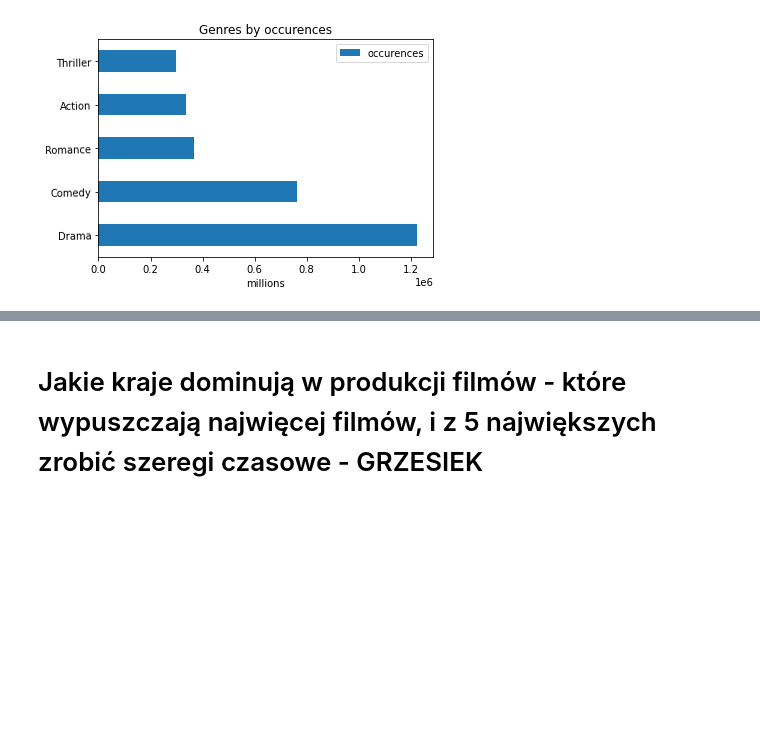
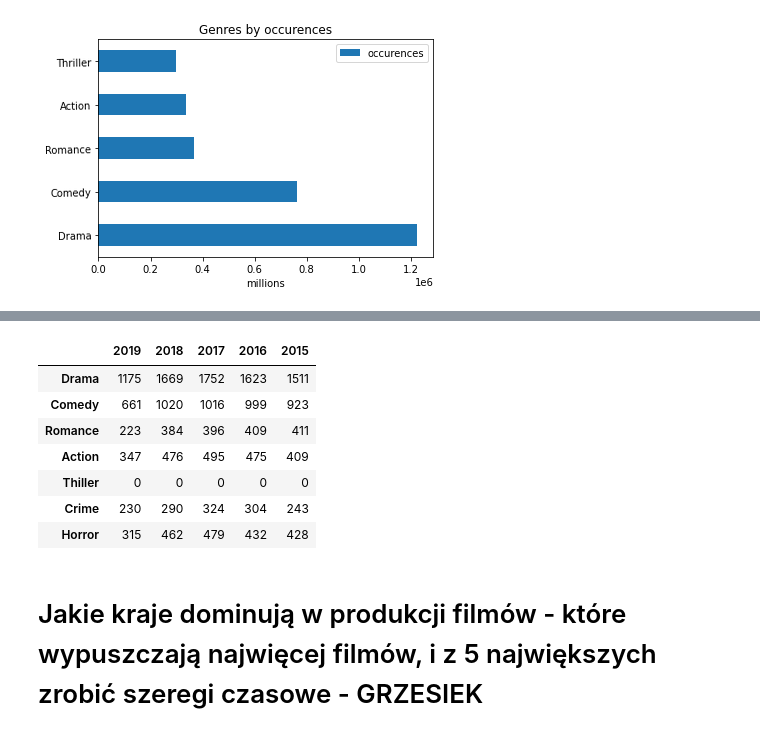
Before and after one commit to KatBotkowska/CodersCrew, a Jupyter notebook: Netflix_data.ipynb, the cells around one changed output, grey strips where cells are left out. Cells and saved outputs as stored; diff of their text form; code cells hidden in the pictures; blank space fills up the shorter version.

```diff
--- a/Netflix_data.ipynb
+++ b/Netflix_data.ipynb
@@ -490,3 +531,46 @@ genres_by_years.head()
+# %%
+genres_in_2019 = genres_split_by_years[genres_split_by_years['year']=='2019']
+genres_2019=genres_in_2019['new_genre'].to_list()
+genres_2019
+# %%
+genres_count=[]
+genres_all=[]
+for genres in genres_2019:
+    for genre in genres:
+        genres_all.append(genre)
+genres_count_2019=list(genres_all)
+from collections import Counter
+genres_count_all_2019=pd.DataFrame.from_dict(Counter(genres_count_2019), orient='index')
+genres_count_all_2019.rename(columns={'index':'genres', 0:'occurences'}, inplace=True)
+
+genres_count_all_2019.sort_values(by='occurences', ascending=False)
+# %%
+#Genres by years - funkcja dla wszystkich??
+from collections import Counter
+genres_table_years=pd.DataFrame(columns=['years', 'genres','genres_occurences'])
+table={}
+years = ['2019', '2018', '2017', '2016', '2015']
+genres = ['Drama', 'Comedy', 'Romance', 'Action', 'Thiller','Crime', 'Horror']
+
+for year in years:
+
+    genres_in_year = genres_split_by_years[genres_split_by_years['year']==year]['new_genre']
+    genres_in_year=[item.strip() for sublist in genres_in_year for item in sublist]
+    table[year]={}
+    for genre in genres:
+        table[year][genre]=genres_in_year.count(genre)
+
+genres_in_years = pd.DataFrame(table)
+genres_in_years
+# %% [output]
+|  | 2019 | 2018 | 2017 | 2016 | 2015 |
+| Drama | 1175 | 1669 | 1752 | 1623 | 1511 |
+| Comedy | 661 | 1020 | 1016 | 999 | 923 |
+| Romance | 223 | 384 | 396 | 409 | 411 |
+| Action | 347 | 476 | 495 | 475 | 409 |
+| Thiller | 0 | 0 | 0 | 0 | 0 |
+| Crime | 230 | 290 | 324 | 304 | 243 |
+| Horror | 315 | 462 | 479 | 432 | 428 |
 # %% [markdown]
 # Jakie kraje dominują w produkcji filmów  - które wypuszczają najwięcej filmów, i z 5 największych zrobić szeregi czasowe - GRZESIEK
 # %%
```
Also changed, not shown: parts of 6 cells of this notebook.
